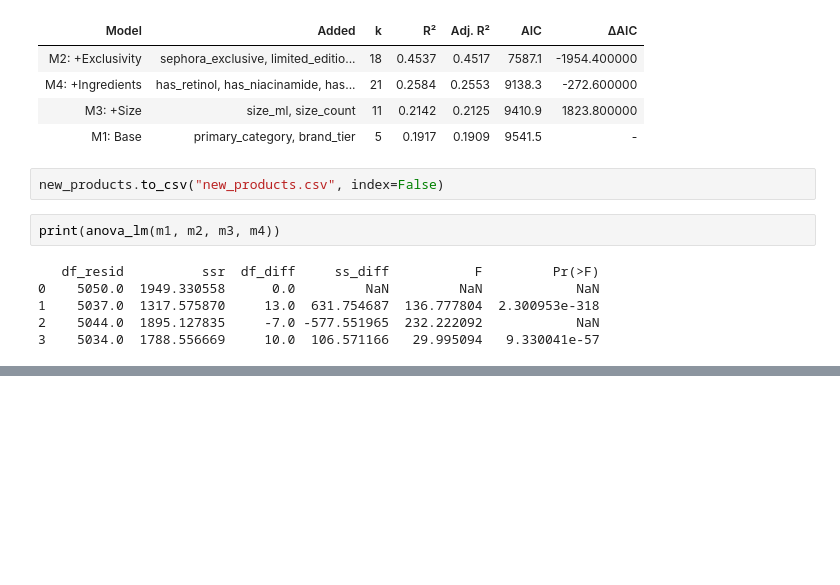
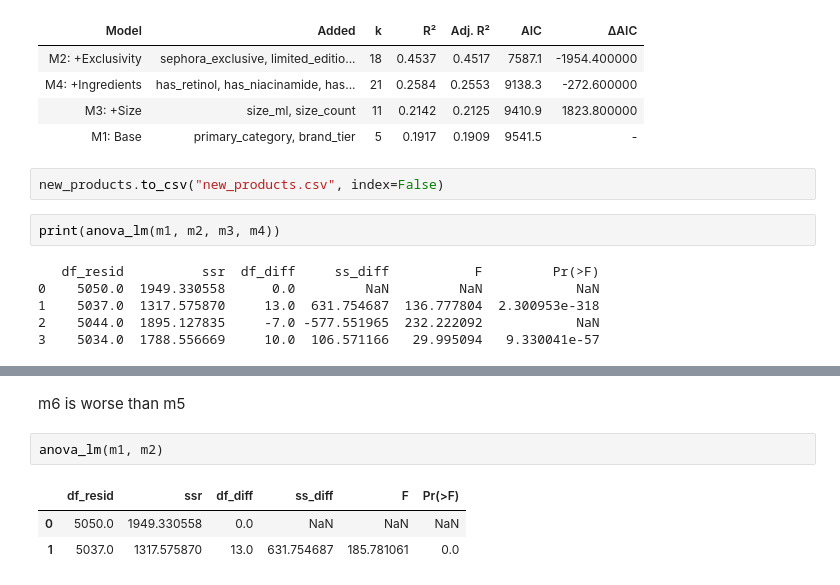
Before and after one commit to DonjhaiH/230A_final_project, a Jupyter notebook: code/clean.ipynb, the cells around one changed output, grey strips where cells are left out. Cells and saved outputs as stored; diff of their text form; blank space fills up the shorter version.

```diff
--- a/code/clean.ipynb
+++ b/code/clean.ipynb
@@ -1103,0 +1123,8 @@ print(anova_lm(m1, m2, m3, m4,m5,m6))
+# %% [markdown]
+m6 is worse than m5
+# %%
+anova_lm(m1, m2)
+# %% [output]
+|  | df_resid | ssr | df_diff | ss_diff | F | Pr(>F) |
+| 0 | 5050.0 | 1949.330558 | 0.0 | NaN | NaN | NaN |
+| 1 | 5037.0 | 1317.575870 | 13.0 | 631.754687 | 185.781061 | 0.0 |
```
Also changed, not shown: parts of 8 cells of this notebook.
